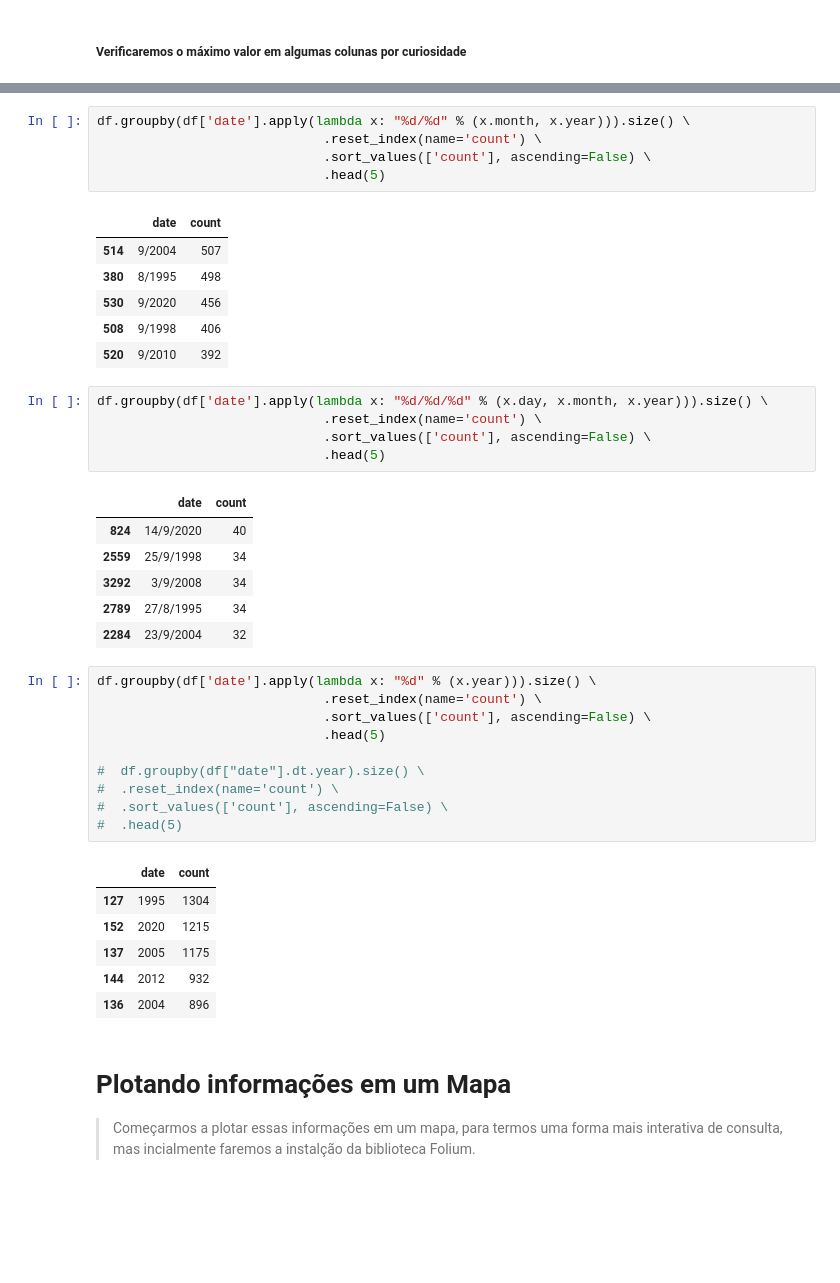
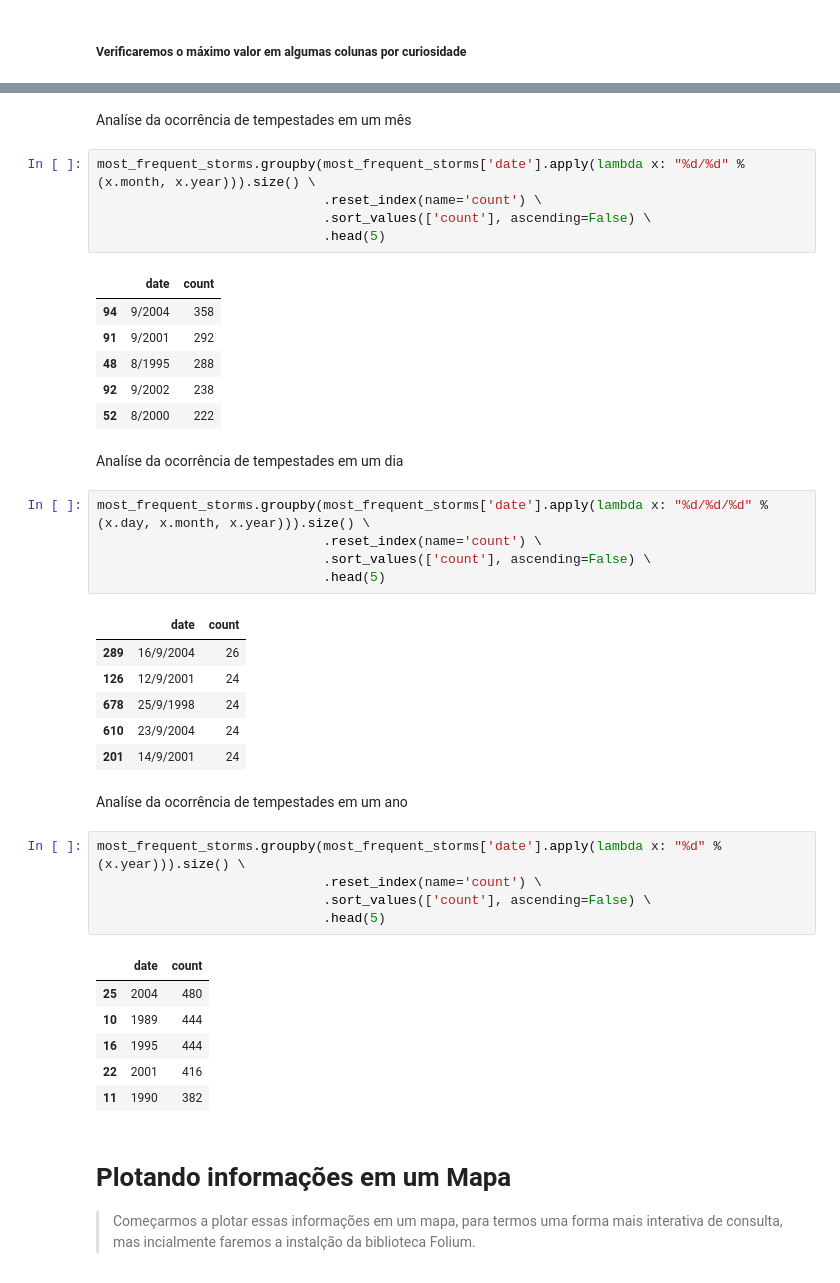
Before and after one commit to Jeferson-Peter/DataScience-Storm-Analytics, a Jupyter notebook: storm_analytics.ipynb, the cells around one changed output, grey strips where cells are left out. Saved outputs shown, nothing was run; the diff lists cells and outputs as text; blank space fills up the shorter version.

```diff
--- a/storm_analytics.ipynb
+++ b/storm_analytics.ipynb
@@ -379,44 +394,45 @@ dfWeekYear = df.groupby(df['date'].apply(lambda x: "%d/%d" % (x.week, x.year))).
+# %% [markdown]
+Analíse da ocorrência de tempestades em um mês
 # %%
-df.groupby(df['date'].apply(lambda x: "%d/%d" % (x.month, x.year))).size() \
+most_frequent_storms.groupby(most_frequent_storms['date'].apply(lambda x: "%d/%d" % (x.month, x.year))).size() \
                              .reset_index(name='count') \
                              .sort_values(['count'], ascending=False) \
                              .head(5)
 # %% [output]
 |  | date | count |
-| 514 | 9/2004 | 507 |
-| 380 | 8/1995 | 498 |
-| 530 | 9/2020 | 456 |
-| 508 | 9/1998 | 406 |
-| 520 | 9/2010 | 392 |
+| 94 | 9/2004 | 358 |
+| 91 | 9/2001 | 292 |
+| 48 | 8/1995 | 288 |
+| 92 | 9/2002 | 238 |
+| 52 | 8/2000 | 222 |
+# %% [markdown]
+Analíse da ocorrência de tempestades em um dia
 # %%
-df.groupby(df['date'].apply(lambda x: "%d/%d/%d" % (x.day, x.month, x.year))).size() \
+most_frequent_storms.groupby(most_frequent_storms['date'].apply(lambda x: "%d/%d/%d" % (x.day, x.month, x.year))).size() \
                              .reset_index(name='count') \
                              .sort_values(['count'], ascending=False) \
                              .head(5)
 # %% [output]
 |  | date | count |
-| 824 | 14/9/2020 | 40 |
-| 2559 | 25/9/1998 | 34 |
-| 3292 | 3/9/2008 | 34 |
-| 2789 | 27/8/1995 | 34 |
-| 2284 | 23/9/2004 | 32 |
+| 289 | 16/9/2004 | 26 |
+| 126 | 12/9/2001 | 24 |
+| 678 | 25/9/1998 | 24 |
+| 610 | 23/9/2004 | 24 |
+| 201 | 14/9/2001 | 24 |
+# %% [markdown]
+Analíse da ocorrência de tempestades em um ano
 # %%
-df.groupby(df['date'].apply(lambda x: "%d" % (x.year))).size() \
+most_frequent_storms.groupby(most_frequent_storms['date'].apply(lambda x: "%d" % (x.year))).size() \
                              .reset_index(name='count') \
                              .sort_values(['count'], ascending=False) \
                              .head(5)
-
-#  df.groupby(df["date"].dt.year).size() \
-#  .reset_index(name='count') \
-#  .sort_values(['count'], ascending=False) \
-#  .head(5)
 # %% [output]
 |  | date | count |
-| 127 | 1995 | 1304 |
-| 152 | 2020 | 1215 |
-| 137 | 2005 | 1175 |
-| 144 | 2012 | 932 |
-| 136 | 2004 | 896 |
+| 25 | 2004 | 480 |
+| 10 | 1989 | 444 |
+| 16 | 1995 | 444 |
+| 22 | 2001 | 416 |
+| 11 | 1990 | 382 |
 # %% [markdown]
 # Plotando informações em um Mapa
 
```
Also changed, not shown: parts of 10 cells of this notebook.
